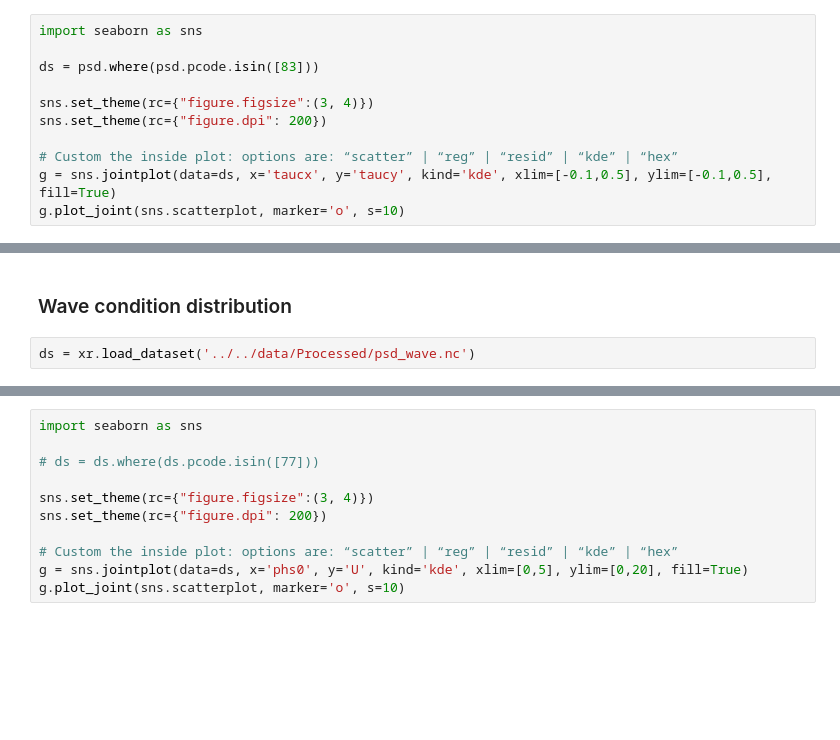
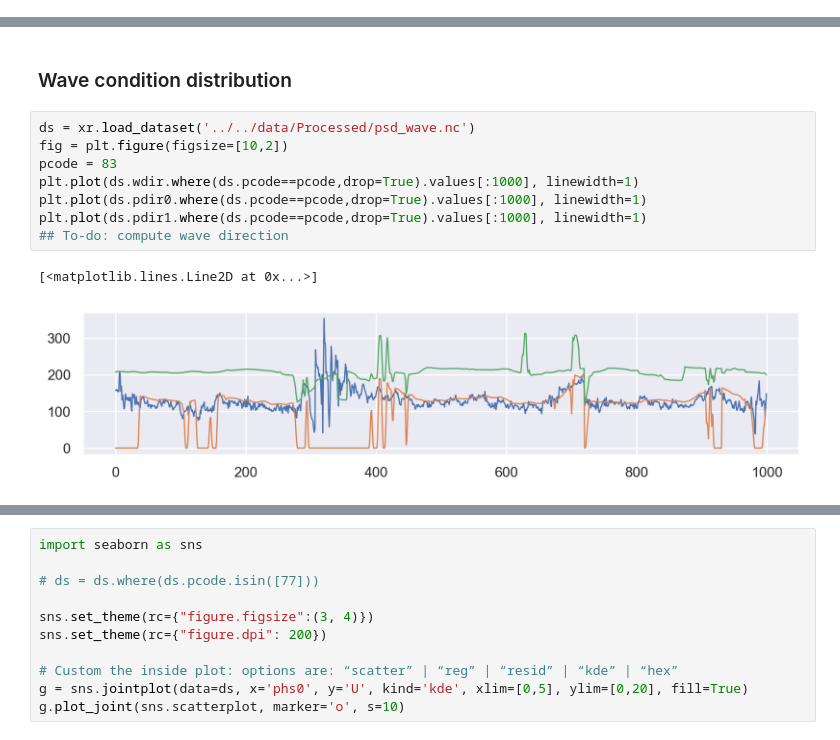
Before and after one commit to jiarong-wu/mlflux, a Jupyter notebook: notebooks/processing/data_test.ipynb, the cells around one changed output, grey strips where cells are left out. Cells and saved outputs as stored; diff of their text form; blank space fills up the shorter version.

```diff
--- a/notebooks/processing/data_test.ipynb
+++ b/notebooks/processing/data_test.ipynb
@@ -152,11 +195,0 @@ g.plot_joint(sns.scatterplot, marker='o', s=10)
-# %%
-import seaborn as sns
-
-ds = psd.where(psd.pcode.isin([83]))
-
-sns.set_theme(rc={"figure.figsize":(3, 4)})
-sns.set_theme(rc={"figure.dpi": 200})
-
-# Custom the inside plot: options are: “scatter” | “reg” | “resid” | “kde” | “hex”
-g = sns.jointplot(data=ds, x='taucx', y='taucy', kind='kde', xlim=[-0.1,0.5], ylim=[-0.1,0.5], fill=True)
-g.plot_joint(sns.scatterplot, marker='o', s=10)
@@ -166,4 +196,13 @@ g.plot_joint(sns.scatterplot, marker='o', s=10)
 # %% [markdown]
 ### Wave condition distribution
-# %%
-ds = xr.load_dataset('../../data/Processed/psd_wave.nc')
+# %%
+ds = xr.load_dataset('../../data/Processed/psd_wave.nc')
+fig = plt.figure(figsize=[10,2])
+pcode = 83
+plt.plot(ds.wdir.where(ds.pcode==pcode,drop=True).values[:1000], linewidth=1)
+plt.plot(ds.pdir0.where(ds.pcode==pcode,drop=True).values[:1000], linewidth=1)
+plt.plot(ds.pdir1.where(ds.pcode==pcode,drop=True).values[:1000], linewidth=1)
+## To-do: compute wave direction
+# %% [output]
+[<matplotlib.lines.Line2D at 0x...>]
+[figure, added]
```
Also changed, not shown: parts of 7 cells of this notebook, 8 other files.
